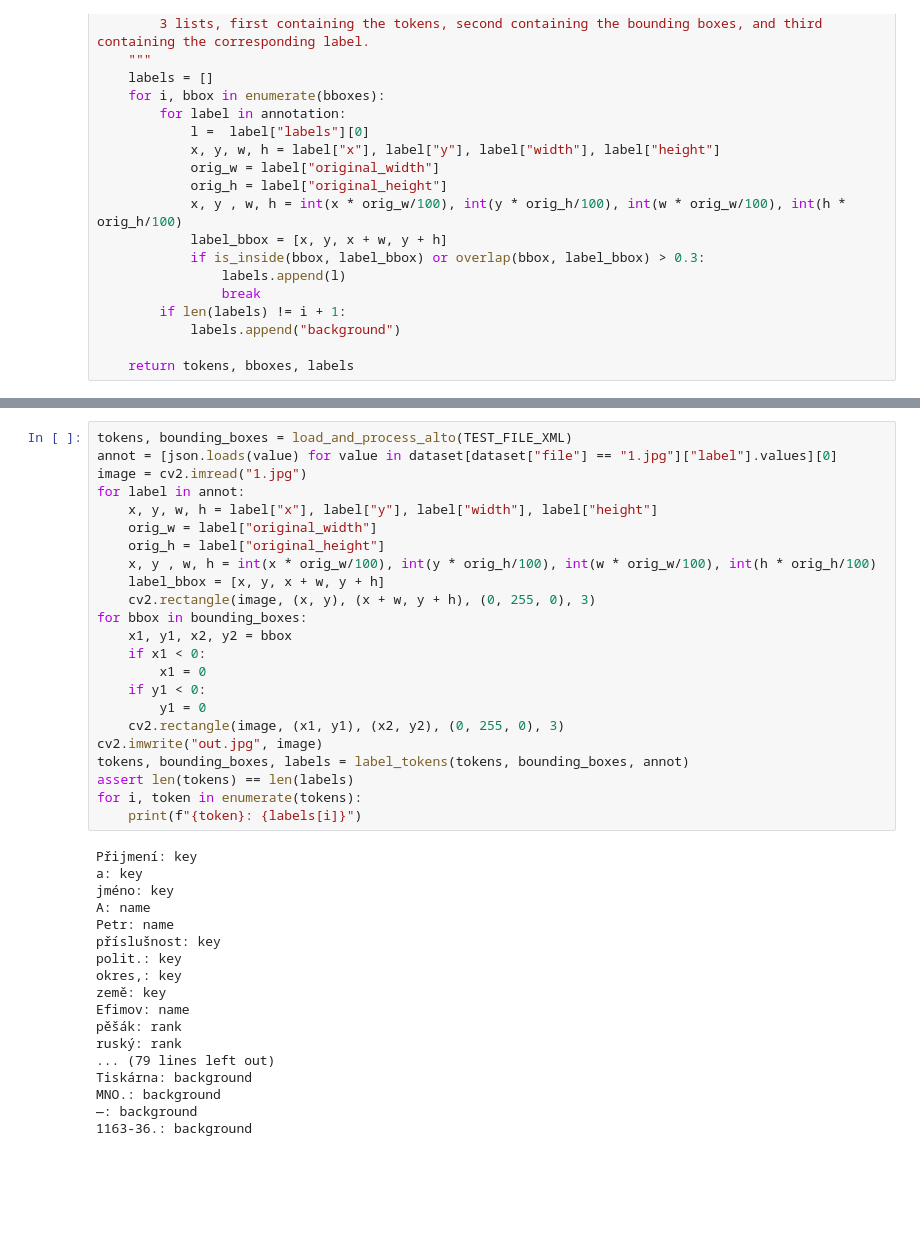
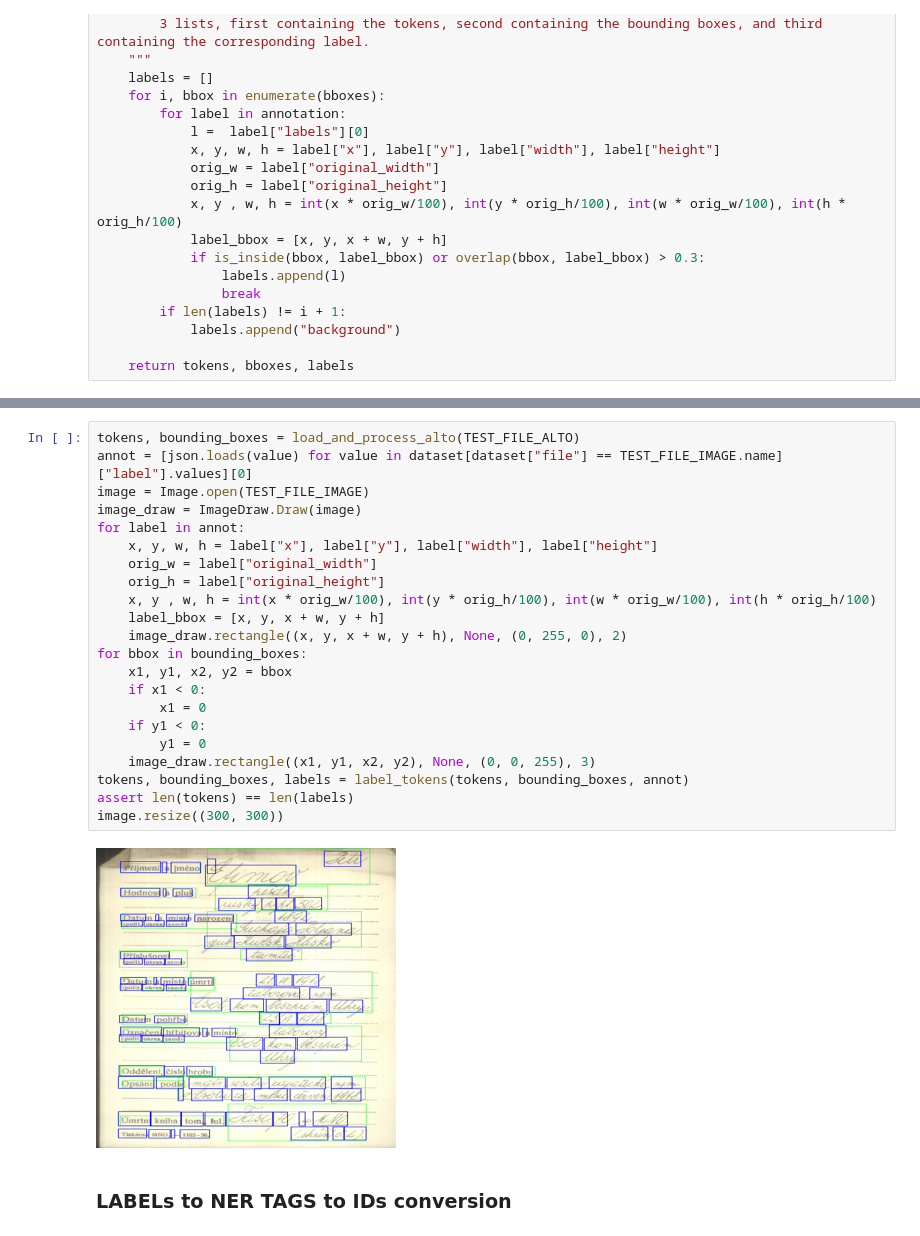
Before and after one commit to Fergons/KIE, a Jupyter notebook: layoutxlm.ipynb, the cells around one changed output, grey strips where cells are left out. Cells and saved outputs as stored; diff of their text form; blank space fills up the shorter version.

```diff
--- a/layoutxlm.ipynb
+++ b/layoutxlm.ipynb
@@ -192,43 +204,28 @@ dataset[dataset["transcription"].apply(lambda x: "Efimov" in x)]
 |  | annotation_id | annotator | bbox | created_at | id | label | lead_time | ocr | poly | ... |
 | 0 | 3535 | 21 | [{"x":9.037937301226734,"y":5.105... | 2024-04-17T17:24:34.224433Z | 60188 | [{"x":9.037937301226734,"y":5.105... | 7898.954 | /data/upload/14/8634cacb-1.jpg | NaN | ... |
 # %%
-tokens, bounding_boxes = load_and_process_alto(TEST_FILE_XML)
-annot = [json.loads(value) for value in dataset[dataset["file"] == "1.jpg"]["label"].values][0]
-image = cv2.imread("1.jpg")
+tokens, bounding_boxes = load_and_process_alto(TEST_FILE_ALTO)
+annot = [json.loads(value) for value in dataset[dataset["file"] == TEST_FILE_IMAGE.name]["label"].values][0]
+image = Image.open(TEST_FILE_IMAGE)
+image_draw = ImageDraw.Draw(image)
 for label in annot:
     x, y, w, h = label["x"], label["y"], label["width"], label["height"]
     orig_w = label["original_width"]
     orig_h = label["original_height"]
     x, y , w, h = int(x * orig_w/100), int(y * orig_h/100), int(w * orig_w/100), int(h * orig_h/100)
     label_bbox = [x, y, x + w, y + h]
-    cv2.rectangle(image, (x, y), (x + w, y + h), (0, 255, 0), 3)
+    image_draw.rectangle((x, y, x + w, y + h), None, (0, 255, 0), 2)
 for bbox in bounding_boxes:
     x1, y1, x2, y2 = bbox
     if x1 < 0:
         x1 = 0
     if y1 < 0:
         y1 = 0
-    cv2.rectangle(image, (x1, y1), (x2, y2), (0, 255, 0), 3)
-cv2.imwrite("out.jpg", image)
+    image_draw.rectangle((x1, y1, x2, y2), None, (0, 0, 255), 3)
 tokens, bounding_boxes, labels = label_tokens(tokens, bounding_boxes, annot)
 assert len(tokens) == len(labels)
-for i, token in enumerate(tokens):
-    print(f"{token}: {labels[i]}")
+image.resize((300, 300))
 # %% [output]
-Přijmení: key
-a: key
-jméno: key
-A: name
-Petr: name
-příslušnost: key
-polit.: key
-okres,: key
-země: key
-Efimov: name
-pěšák: rank
-ruský: rank
-... (79 lines left out)
-Tiskárna: background
-MNO.: background
-—: background
-1163-36.: background
+[figure, added]
+# %% [markdown]
+### LABELs to NER TAGS to IDs conversion
```
Also changed, not shown: parts of 6 cells of this notebook.
